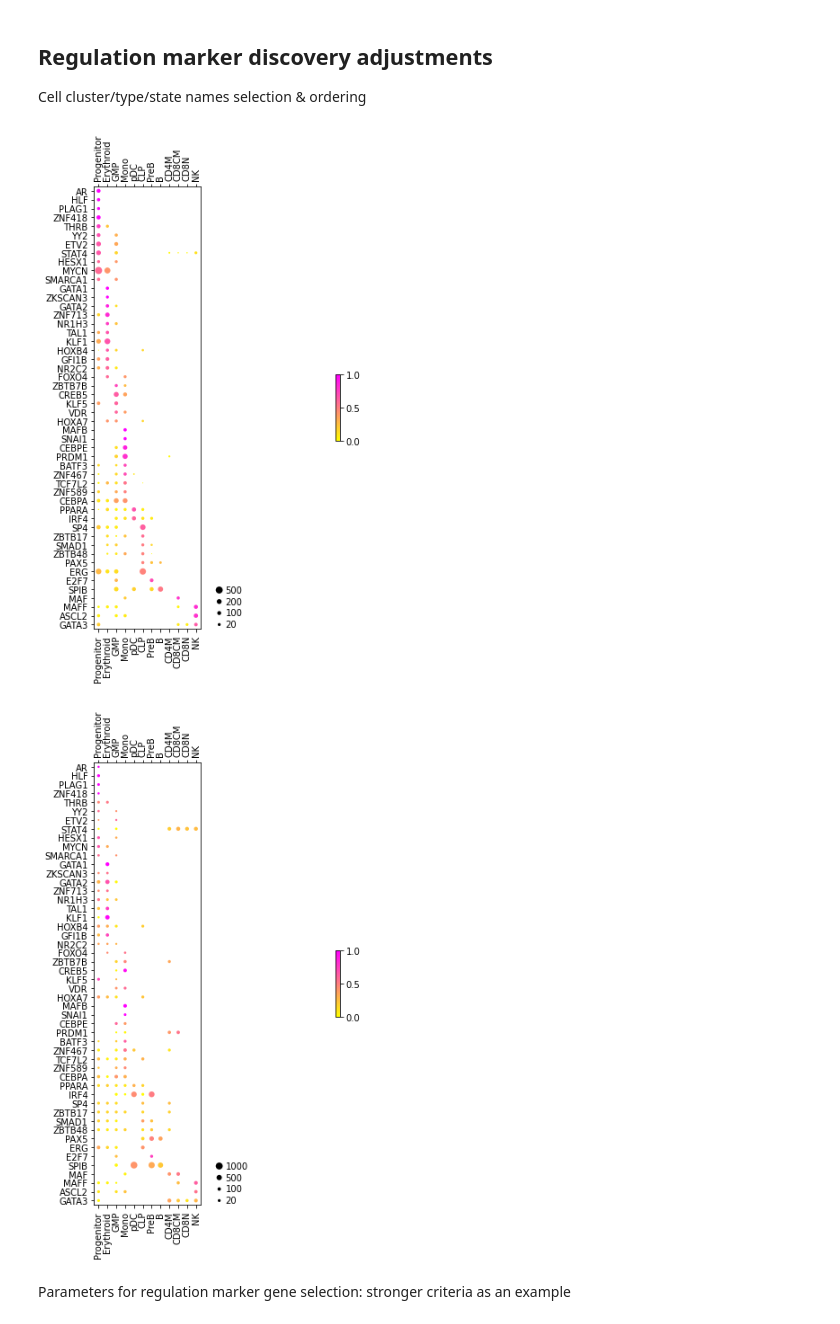
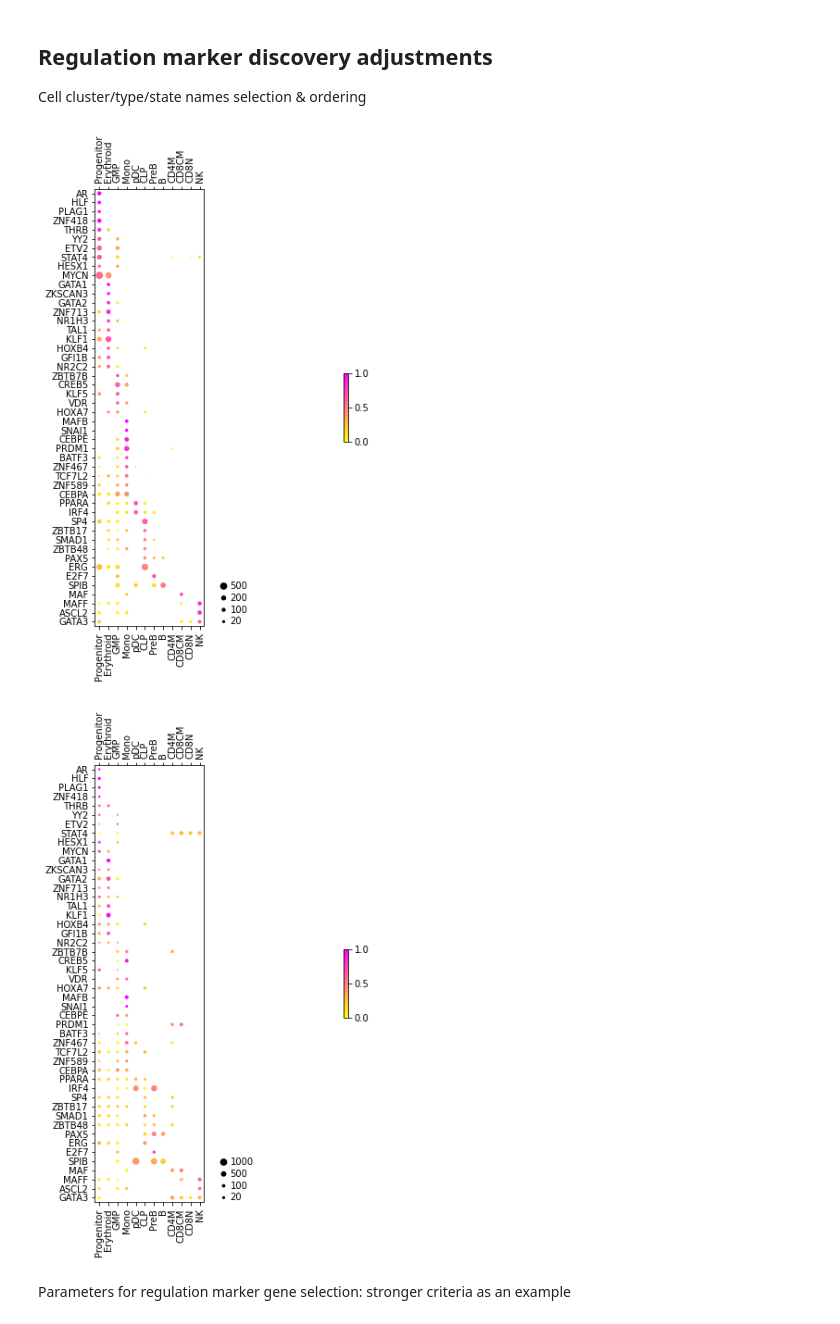
Before and after one commit to pinellolab/dictys, a Jupyter notebook: doc/tutorials/analysis-blood/notebooks/static/global-dotplot.ipynb, the cells around one changed output. Cells and saved outputs as stored; diff of their text form; code cells hidden in the pictures.

```diff
--- a/doc/tutorials/analysis-blood/notebooks/static/global-dotplot.ipynb
+++ b/doc/tutorials/analysis-blood/notebooks/static/global-dotplot.ipynb
@@ -50,15 +50,15 @@ ax2.tick_params(top=True,labeltop=True)
 Cell cluster/type/state names selection & ordering
 # %%
 select_state='Progenitor,Erythroid,GMP,Mono,pDC,CLP,PreB,B,CD4M,CD8CM,CD8N,NK'.split(',')
-n,v,cpm,cpm_v,reg,reg_s=compute_reg_spec(d0,select_state=select_state)
+n,v,cpm,cpm_v,reg,reg_s=compute_spec(d0,select_state=select_state)
 
 fig,ax=dotplot(n.loc[reg].iloc[::-1],v.loc[reg].iloc[::-1],size_transform=node_size_map_target,sizes=np.array(node_size_target),cmap=cmap)
 ax.tick_params(top=True,labeltop=True)
 fig2,ax2=dotplot(cpm.loc[reg].iloc[::-1],cpm_v.loc[reg].iloc[::-1],size_transform=node_size_map_cpm,sizes=np.array(node_size_cpm),cmap=cmap)
 ax2.tick_params(top=True,labeltop=True)
 # %% [output]
-[figure, old version]
+[figure, new version]
-[figure, old version]
+[figure, new version]
 # %% [markdown]
 Parameters for regulation marker gene selection: stronger criteria as an example
 # %%
```
Also changed, not shown: parts of 7 cells of this notebook, 16 other files.
